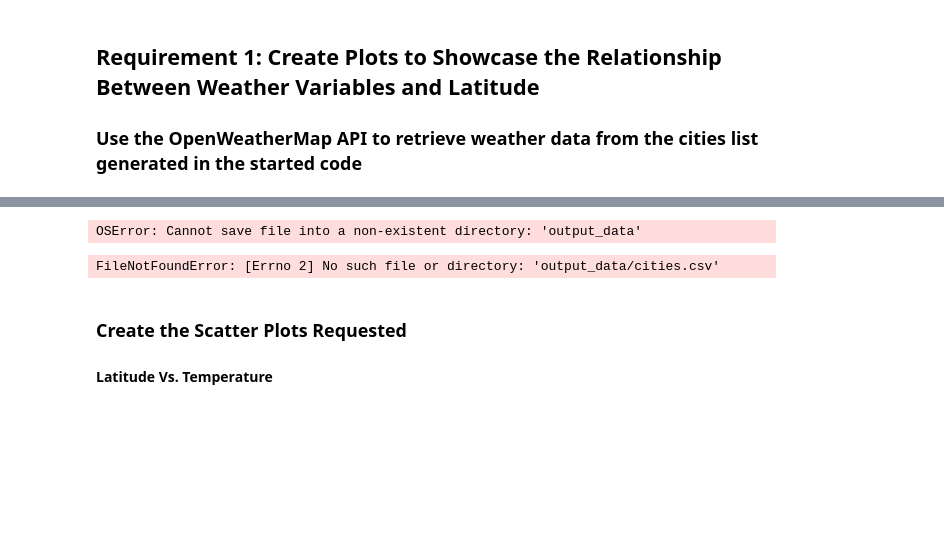
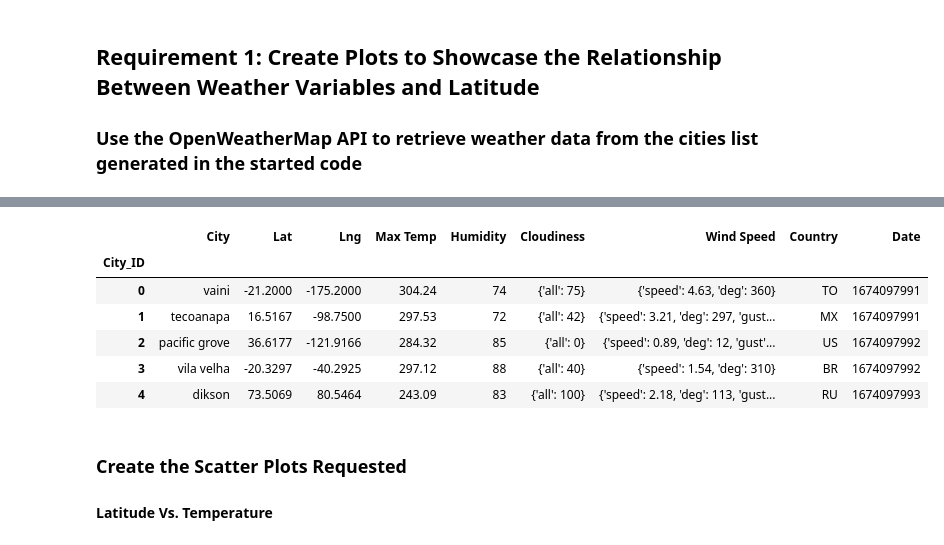
Before and after one commit to lilphonsdale/python-api-challenge, a Jupyter notebook: WeatherPy/WeatherPy.ipynb, the cells around one changed output, grey strips where cells are left out. Drawn from its saved outputs; the diff is of its cells as text; code cells hidden in the pictures; blank space fills up the shorter version.

```diff
--- a/WeatherPy/WeatherPy.ipynb
+++ b/WeatherPy/WeatherPy.ipynb
@@ -197,16 +197,20 @@ city_data_df.head()
 # %%
 # Export the City_Data into a csv
-city_data_df.to_csv("output_data/cities.csv", index_label="City_ID")
+city_data_df.to_csv("../output_data/cities.csv", index_label="City_ID")
-# %% [output]
-OSError: Cannot save file into a non-existent directory: 'output_data'
 # %%
 # Read saved data
-city_data_df = pd.read_csv("output_data/cities.csv", index_col="City_ID")
+city_data_df = pd.read_csv("../output_data/cities.csv", index_col="City_ID")
 
 # Display sample data
 city_data_df.head()
 # %% [output]
-FileNotFoundError: [Errno 2] No such file or directory: 'output_data/cities.csv'
+|  | City | Lat | Lng | Max Temp | Humidity | Cloudiness | Wind Speed | Country | Date |
+| City_ID |  |  |  |  |  |  |  |  |  |
+| 0 | vaini | -21.2000 | -175.2000 | 304.24 | 74 | {'all': 75} | {'speed': 4.63, 'deg': 360} | TO | 1674097991 |
+| 1 | tecoanapa | 16.5167 | -98.7500 | 297.53 | 72 | {'all': 42} | {'speed': 3.21, 'deg': 297, 'gust... | MX | 1674097991 |
+| 2 | pacific grove | 36.6177 | -121.9166 | 284.32 | 85 | {'all': 0} | {'speed': 0.89, 'deg': 12, 'gust'... | US | 1674097992 |
+| 3 | vila velha | -20.3297 | -40.2925 | 297.12 | 88 | {'all': 40} | {'speed': 1.54, 'deg': 310} | BR | 1674097992 |
+| 4 | dikson | 73.5069 | 80.5464 | 243.09 | 83 | {'all': 100} | {'speed': 2.18, 'deg': 113, 'gust... | RU | 1674097993 |
 # %% [markdown]
 ### Create the Scatter Plots Requested
 
```
Also changed, not shown: parts of 6 cells of this notebook, 1 other file.
